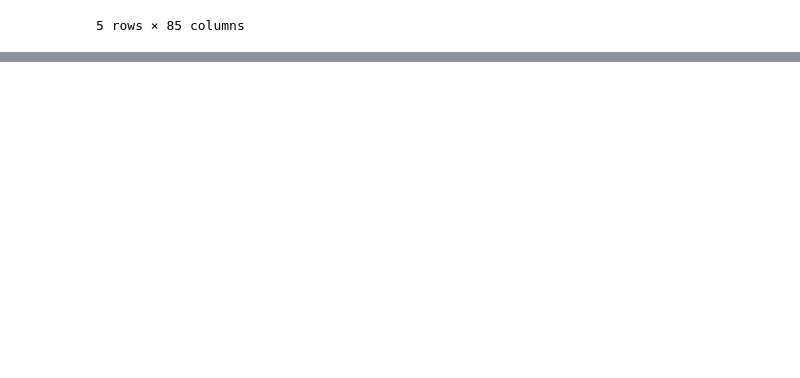
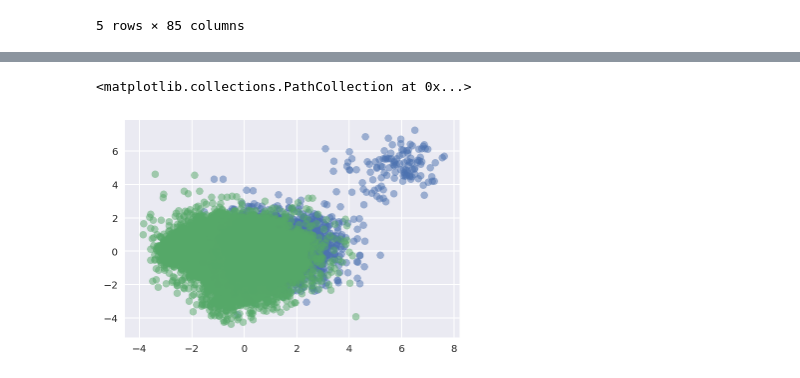
Before and after one commit to iapucp/winter-school-2018, a Jupyter notebook: semana_1_machine_learning/dia_3_linear_models_solved.ipynb, the cells around one changed output, grey strips where cells are left out. Drawn from its saved outputs; the diff is of its cells as text; code cells hidden in the pictures; blank space fills up the shorter version.

```diff
--- a/semana_1_machine_learning/dia_3_linear_models_solved.ipynb
+++ b/semana_1_machine_learning/dia_3_linear_models_solved.ipynb
@@ -517,0 +503,15 @@ Validation = 0.8255
+# %%
+train_pca = pca.transform(x_train)
+val_pca   = pca.transform(x_val)
+# %%
+y_train.reset_index(drop=True, inplace=True)
+y_val.reset_index(drop=True, inplace=True)
+# %%
+pos_train_idx = np.where(y_train == ' >50K')
+neg_train_idx = np.where(y_train == ' <=50K')
+# %%
+plt.scatter(train_pca[pos_train_idx,0], train_pca[pos_train_idx,1], alpha=0.5)
+plt.scatter(train_pca[neg_train_idx,0], train_pca[neg_train_idx,1], alpha=0.5)
+# %% [output]
+<matplotlib.collections.PathCollection at 0x...>
+[figure, added]
```
Also changed, not shown: parts of 16 cells of this notebook.
